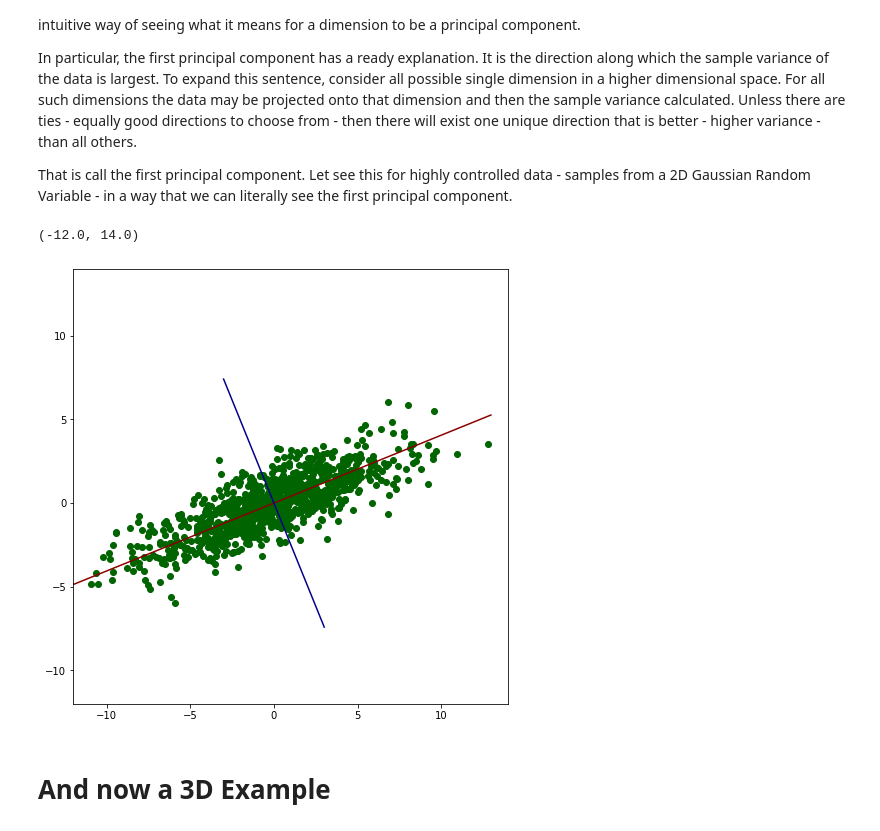
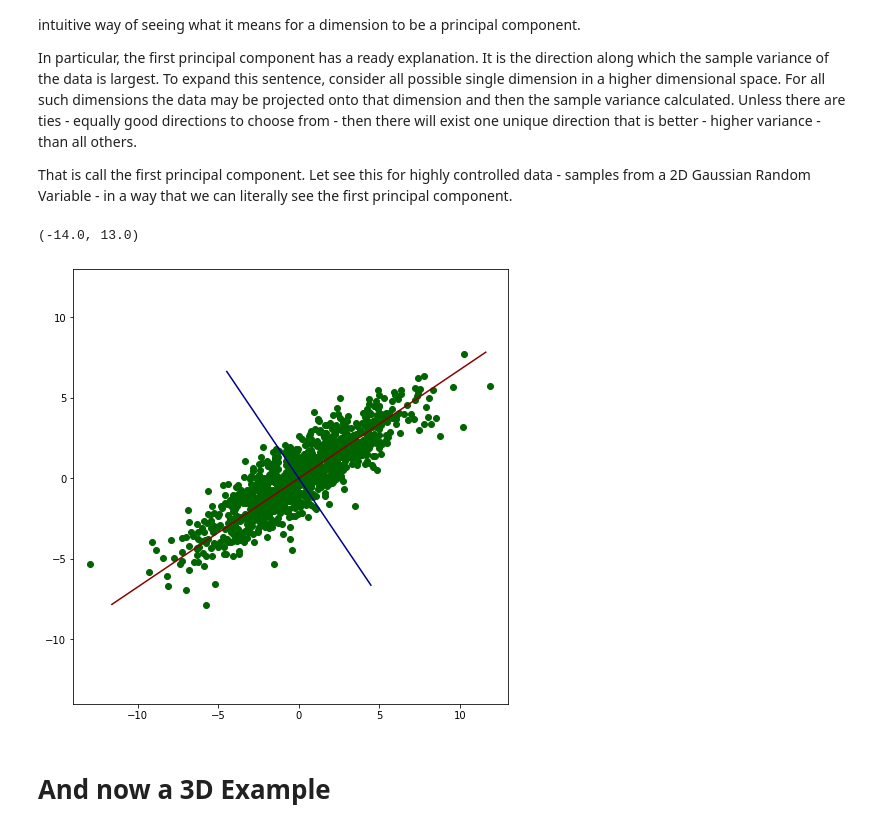
Before and after one commit to danboberton/CS345-Modules, a Jupyter notebook: module02_05_nn_and_pca.ipynb, the cells around one changed output. Saved outputs shown, nothing was run; the diff lists cells and outputs as text; code cells hidden in the pictures.

```diff
--- a/module02_05_nn_and_pca.ipynb
+++ b/module02_05_nn_and_pca.ipynb
@@ -31,31 +33,31 @@ That is call the first principal component.  Let see this for highly controlled
 # %%
 X, y = make_blobs(n_samples=1000, n_features=2, centers=[[0.0,0.0]],
            cluster_std=[[4.0,1.0]], shuffle=True, random_state=None)
 
-theta = np.radians(22.5)
+theta = np.radians(35)
 Rot = np.array([[np.cos(theta), -np.sin(theta)],[np.sin(theta), np.cos(theta)]])
 
 Xr = np.matmul(X,Rot.T)
 
 pca = PCA(2)
 pca.fit(Xr)
 Xrcps = pca.components_
 
 fig = plt.figure(figsize = (8,8))
 ax = fig.add_subplot(111)
 ax.set_aspect('equal')
 ax.scatter(Xr[:,0], Xr[:,1],color='darkgreen')
 pc1rg = [-14,14]
 pc2rg = [-8,8]
 ax.plot([(Xrcps[0]*i)[0] for i in pc1rg],[(Xrcps[0]*i)[1] for i in pc1rg],color='darkred')
 ax.plot([(Xrcps[1]*i)[0] for i in pc2rg],[(Xrcps[1]*i)[1] for i in pc2rg],color='darkblue')
 rmin = math.floor(X.min())
 rmax = math.ceil(X.max())
 ax.set_xlim(rmin,rmax)
 ax.set_ylim(rmin,rmax)
 # %% [output]
-(-12.0, 14.0)
+(-14.0, 13.0)
-[figure, old version]
+[figure, new version]
 # %% [markdown]
 # And now a 3D Example
 # %%
```
Also changed, not shown: parts of 25 cells of this notebook.
